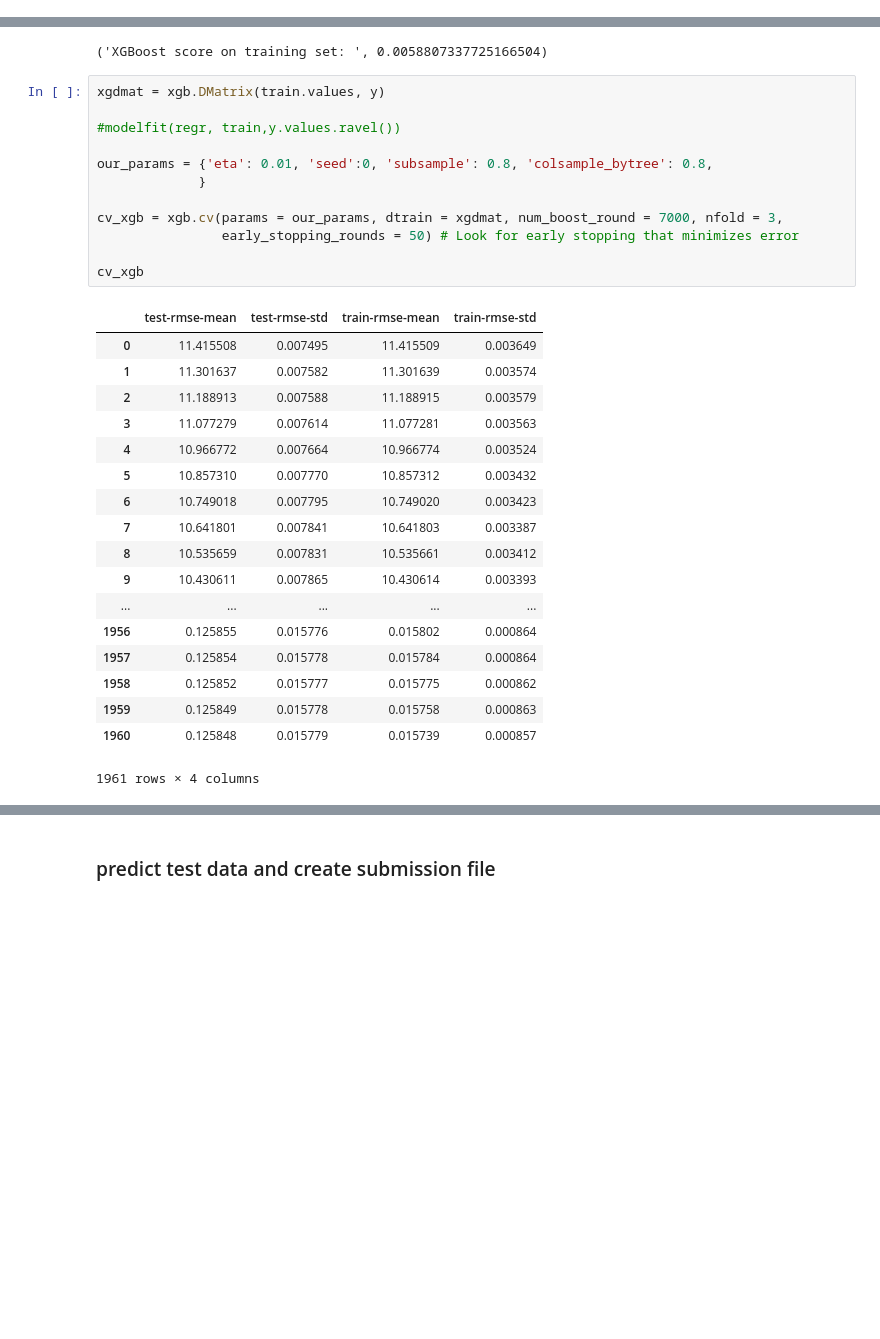
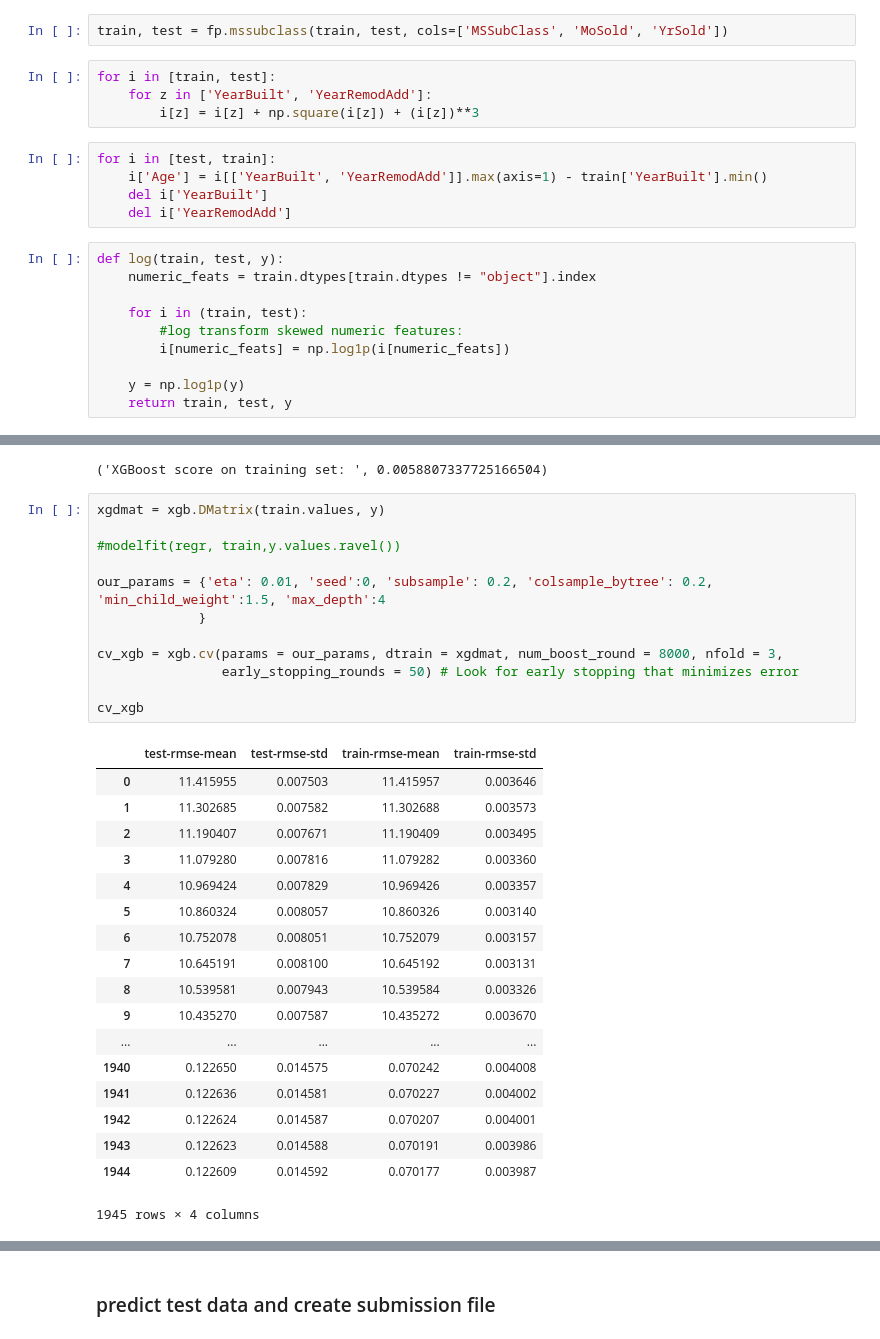
Before and after one commit to zlatankr/Projects, a Jupyter notebook: Homes/Models.ipynb, the cells around one changed output, grey strips where cells are left out. Cells and saved outputs as stored; diff of their text form; blank space fills up the shorter version.

```diff
--- a/Homes/Models.ipynb
+++ b/Homes/Models.ipynb
@@ -915,0 +1059,21 @@ score: .12090
+# %%
+train, test = fp.mssubclass(train, test, cols=['MSSubClass', 'MoSold', 'YrSold'])
+# %%
+for i in [train, test]:
+    for z in ['YearBuilt', 'YearRemodAdd']:
+        i[z] = i[z] + np.square(i[z]) + (i[z])**3
+# %%
+for i in [test, train]:
+    i['Age'] = i[['YearBuilt', 'YearRemodAdd']].max(axis=1) - train['YearBuilt'].min()
+    del i['YearBuilt']
+    del i['YearRemodAdd']
+# %%
+def log(train, test, y):
+    numeric_feats = train.dtypes[train.dtypes != "object"].index
+
+    for i in (train, test):
+        #log transform skewed numeric features:
+        i[numeric_feats] = np.log1p(i[numeric_feats])
+
+    y = np.log1p(y)
+    return train, test, y
@@ -1055,34 +1309,34 @@ y_pred_xgb = regr.predict(test)
 # %%
 xgdmat = xgb.DMatrix(train.values, y)
 
 #modelfit(regr, train,y.values.ravel())
 
-our_params = {'eta': 0.01, 'seed':0, 'subsample': 0.8, 'colsample_bytree': 0.8,
+our_params = {'eta': 0.01, 'seed':0, 'subsample': 0.2, 'colsample_bytree': 0.2, 'min_child_weight':1.5, 'max_depth':4
              }
 
-cv_xgb = xgb.cv(params = our_params, dtrain = xgdmat, num_boost_round = 7000, nfold = 3,
+cv_xgb = xgb.cv(params = our_params, dtrain = xgdmat, num_boost_round = 8000, nfold = 3,
                 early_stopping_rounds = 50) # Look for early stopping that minimizes error
 
 cv_xgb
 # %% [output]
 |  | test-rmse-mean | test-rmse-std | train-rmse-mean | train-rmse-std |
-| 0 | 11.415508 | 0.007495 | 11.415509 | 0.003649 |
-| 1 | 11.301637 | 0.007582 | 11.301639 | 0.003574 |
-| 2 | 11.188913 | 0.007588 | 11.188915 | 0.003579 |
-| 3 | 11.077279 | 0.007614 | 11.077281 | 0.003563 |
-| 4 | 10.966772 | 0.007664 | 10.966774 | 0.003524 |
-| 5 | 10.857310 | 0.007770 | 10.857312 | 0.003432 |
-| 6 | 10.749018 | 0.007795 | 10.749020 | 0.003423 |
-| 7 | 10.641801 | 0.007841 | 10.641803 | 0.003387 |
-| 8 | 10.535659 | 0.007831 | 10.535661 | 0.003412 |
-| 9 | 10.430611 | 0.007865 | 10.430614 | 0.003393 |
+| 0 | 11.415955 | 0.007503 | 11.415957 | 0.003646 |
+| 1 | 11.302685 | 0.007582 | 11.302688 | 0.003573 |
+| 2 | 11.190407 | 0.007671 | 11.190409 | 0.003495 |
+| 3 | 11.079280 | 0.007816 | 11.079282 | 0.003360 |
+| 4 | 10.969424 | 0.007829 | 10.969426 | 0.003357 |
+| 5 | 10.860324 | 0.008057 | 10.860326 | 0.003140 |
+| 6 | 10.752078 | 0.008051 | 10.752079 | 0.003157 |
+| 7 | 10.645191 | 0.008100 | 10.645192 | 0.003131 |
+| 8 | 10.539581 | 0.007943 | 10.539584 | 0.003326 |
+| 9 | 10.435270 | 0.007587 | 10.435272 | 0.003670 |
 | ... | ... | ... | ... | ... |
-| 1956 | 0.125855 | 0.015776 | 0.015802 | 0.000864 |
-| 1957 | 0.125854 | 0.015778 | 0.015784 | 0.000864 |
-| 1958 | 0.125852 | 0.015777 | 0.015775 | 0.000862 |
-| 1959 | 0.125849 | 0.015778 | 0.015758 | 0.000863 |
-| 1960 | 0.125848 | 0.015779 | 0.015739 | 0.000857 |
+| 1940 | 0.122650 | 0.014575 | 0.070242 | 0.004008 |
+| 1941 | 0.122636 | 0.014581 | 0.070227 | 0.004002 |
+| 1942 | 0.122624 | 0.014587 | 0.070207 | 0.004001 |
+| 1943 | 0.122623 | 0.014588 | 0.070191 | 0.003986 |
+| 1944 | 0.122609 | 0.014592 | 0.070177 | 0.003987 |
-1961 rows × 4 columns
+1945 rows × 4 columns
 # %%
 # STEP 2: Tune max_depth and min_child_weight
 
```
Also changed, not shown: parts of 148 cells of this notebook, 12 other files.
